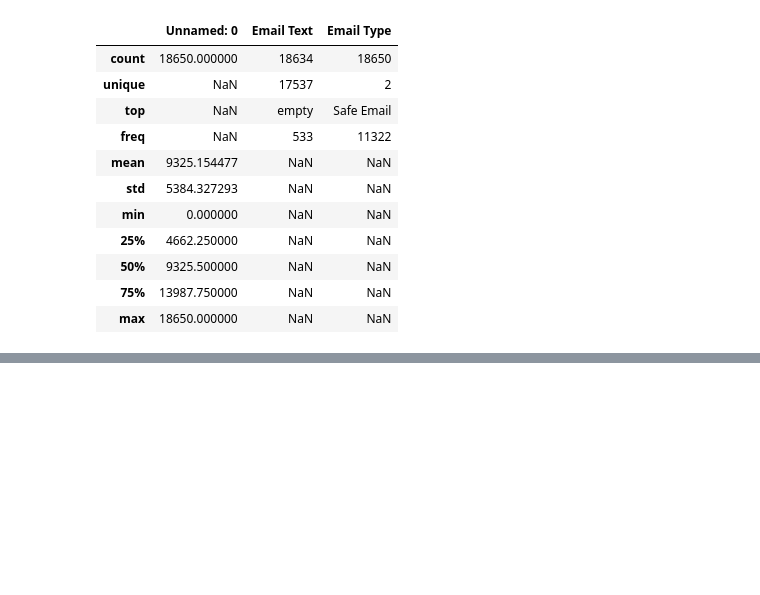
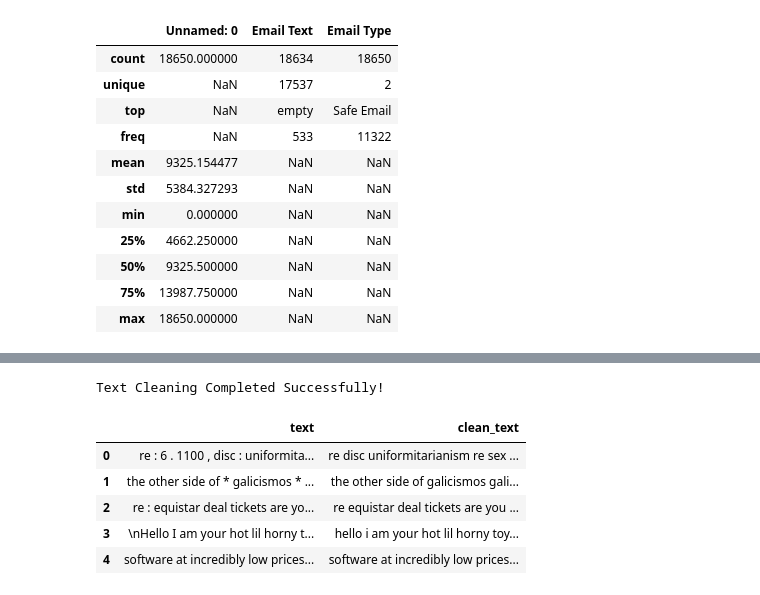
Before and after one commit to harshu1924/AI-Driven-Phishing-Email-Detection, a Jupyter notebook: notebooks/phishing_detection.ipynb, the cells around one changed output, grey strips where cells are left out. Cells and saved outputs as stored; diff of their text form; code cells hidden in the pictures; blank space fills up the shorter version.

```diff
--- a/notebooks/phishing_detection.ipynb
+++ b/notebooks/phishing_detection.ipynb
@@ -149,0 +310,29 @@ df.describe(include="all")
+# %%
+# ==========================================================
+# Text Cleaning Function
+# ==========================================================
+
+def clean_text(text):
+
+    # Convert to lowercase
+    text = text.lower()
+
+    # Remove URLs
+    text = re.sub(r"http\S+|www\S+", "", text)
+
+    # Remove HTML tags
+    text = re.sub(r"<.*?>", "", text)
+
+    # Remove email addresses
+    text = re.sub(r"\S+@\S+", "", text)
+
+    # Remove numbers
+    text = re.sub(r"\d+", "", text)
+
+    # Remove punctuation
+    text = text.translate(str.maketrans("", "", string.punctuation))
+
+    # Remove extra spaces
+    text = re.sub(r"\s+", " ", text).strip()
+
+    return text
@@ -149,0 +363,18 @@ df.describe(include="all")
+# %%
+# ==========================================================
+# Clean Entire Dataset
+# ==========================================================
+
+data["clean_text"] = data["text"].apply(clean_text)
+
+print("Text Cleaning Completed Successfully!")
+
+data[["text", "clean_text"]].head()
+# %% [output]
+Text Cleaning Completed Successfully!
+|  | text | clean_text |
+| 0 | re : 6 . 1100 , disc : uniformita... | re disc uniformitarianism re sex ... |
+| 1 | the other side of * galicismos * ... | the other side of galicismos gali... |
+| 2 | re : equistar deal tickets are yo... | re equistar deal tickets are you ... |
+| 3 | \nHello I am your hot lil horny t... | hello i am your hot lil horny toy... |
+| 4 | software at incredibly low prices... | software at incredibly low prices... |
```
Also changed, not shown: parts of 25 cells of this notebook.
